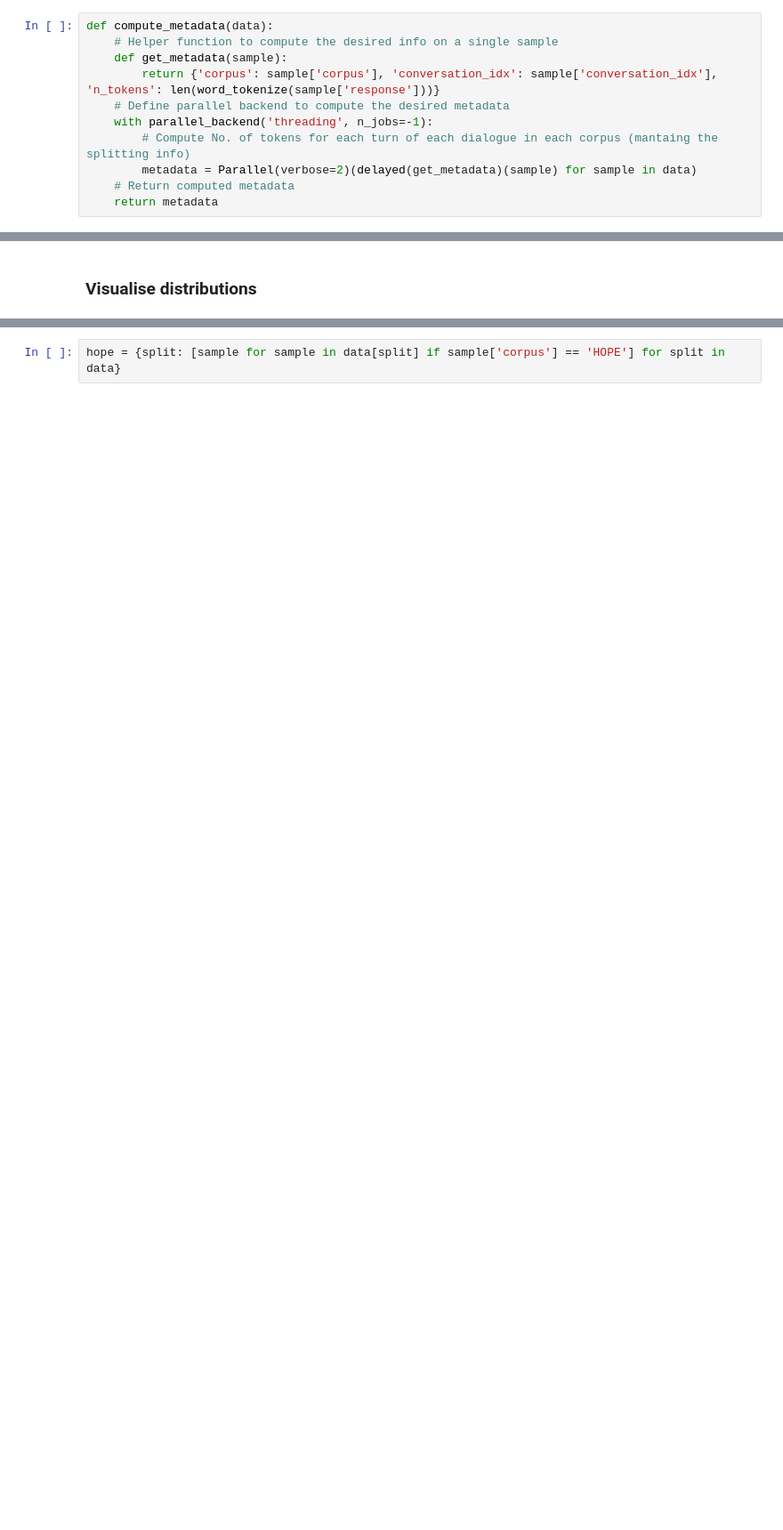
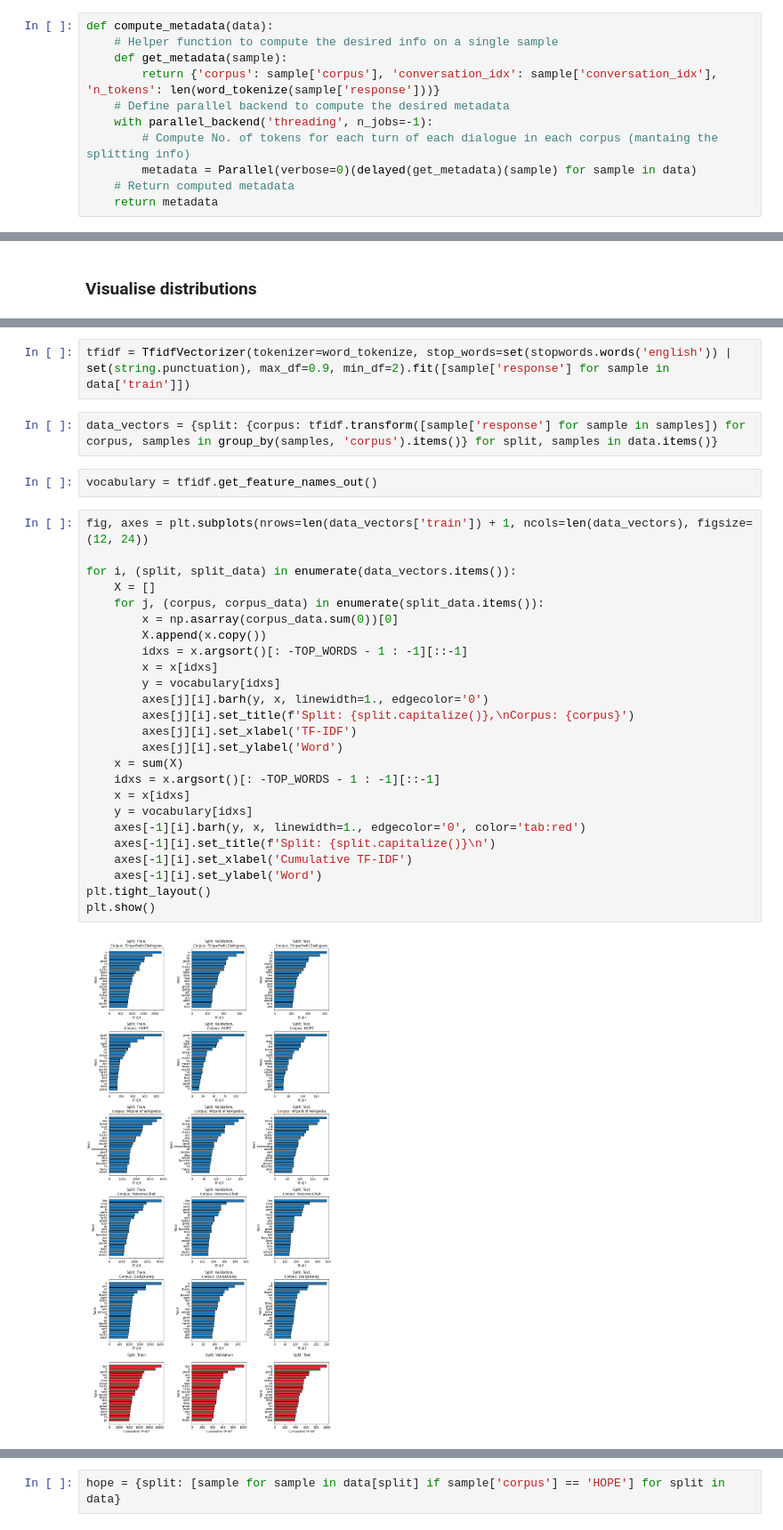
Before and after one commit to vincenzo-scotti/dldlm, a Jupyter notebook: notebooks/data_exploration.ipynb, the cells around one changed output, grey strips where cells are left out. Shown at 89% size. Saved outputs shown, nothing was run; the diff lists cells and outputs as text; blank space fills up the shorter version.

```diff
--- a/notebooks/data_exploration.ipynb
+++ b/notebooks/data_exploration.ipynb
@@ -78,7 +90,7 @@ def compute_metadata(data):
     # Define parallel backend to compute the desired metadata
     with parallel_backend('threading', n_jobs=-1):
         # Compute No. of tokens for each turn of each dialogue in each corpus (mantaing the splitting info)
-        metadata = Parallel(verbose=2)(delayed(get_metadata)(sample) for sample in data)
+        metadata = Parallel(verbose=0)(delayed(get_metadata)(sample) for sample in data)
     # Return computed metadata
     return metadata
 # %%
@@ -163,0 +157,33 @@ Total
+# %%
+tfidf = TfidfVectorizer(tokenizer=word_tokenize, stop_words=set(stopwords.words('english')) | set(string.punctuation), max_df=0.9, min_df=2).fit([sample['response'] for sample in data['train']])
+# %%
+data_vectors = {split: {corpus: tfidf.transform([sample['response'] for sample in samples]) for corpus, samples in group_by(samples, 'corpus').items()} for split, samples in data.items()}
+# %%
+vocabulary = tfidf.get_feature_names_out()
+# %%
+fig, axes = plt.subplots(nrows=len(data_vectors['train']) + 1, ncols=len(data_vectors), figsize=(12, 24))
+
+for i, (split, split_data) in enumerate(data_vectors.items()):
+    X = []
+    for j, (corpus, corpus_data) in enumerate(split_data.items()):
+        x = np.asarray(corpus_data.sum(0))[0]
+        X.append(x.copy())
+        idxs = x.argsort()[: -TOP_WORDS - 1 : -1][::-1]
+        x = x[idxs]
+        y = vocabulary[idxs]
+        axes[j][i].barh(y, x, linewidth=1., edgecolor='0')
+        axes[j][i].set_title(f'Split: {split.capitalize()},\nCorpus: {corpus}')
+        axes[j][i].set_xlabel('TF-IDF')
+        axes[j][i].set_ylabel('Word')
+    x = sum(X)
+    idxs = x.argsort()[: -TOP_WORDS - 1 : -1][::-1]
+    x = x[idxs]
+    y = vocabulary[idxs]
+    axes[-1][i].barh(y, x, linewidth=1., edgecolor='0', color='tab:red')
+    axes[-1][i].set_title(f'Split: {split.capitalize()}\n')
+    axes[-1][i].set_xlabel('Cumulative TF-IDF')
+    axes[-1][i].set_ylabel('Word')
+plt.tight_layout()
+plt.show()
+# %% [output]
+[figure, added]
```
Also changed, not shown: parts of 42 cells of this notebook.
